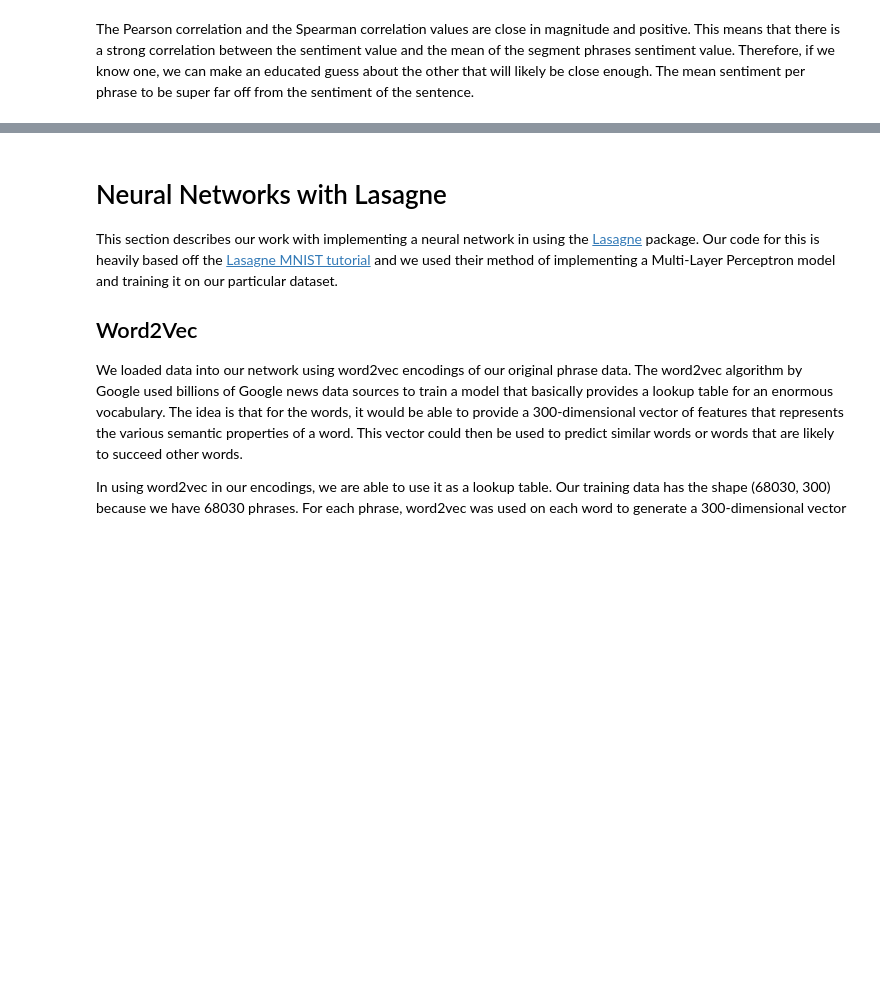
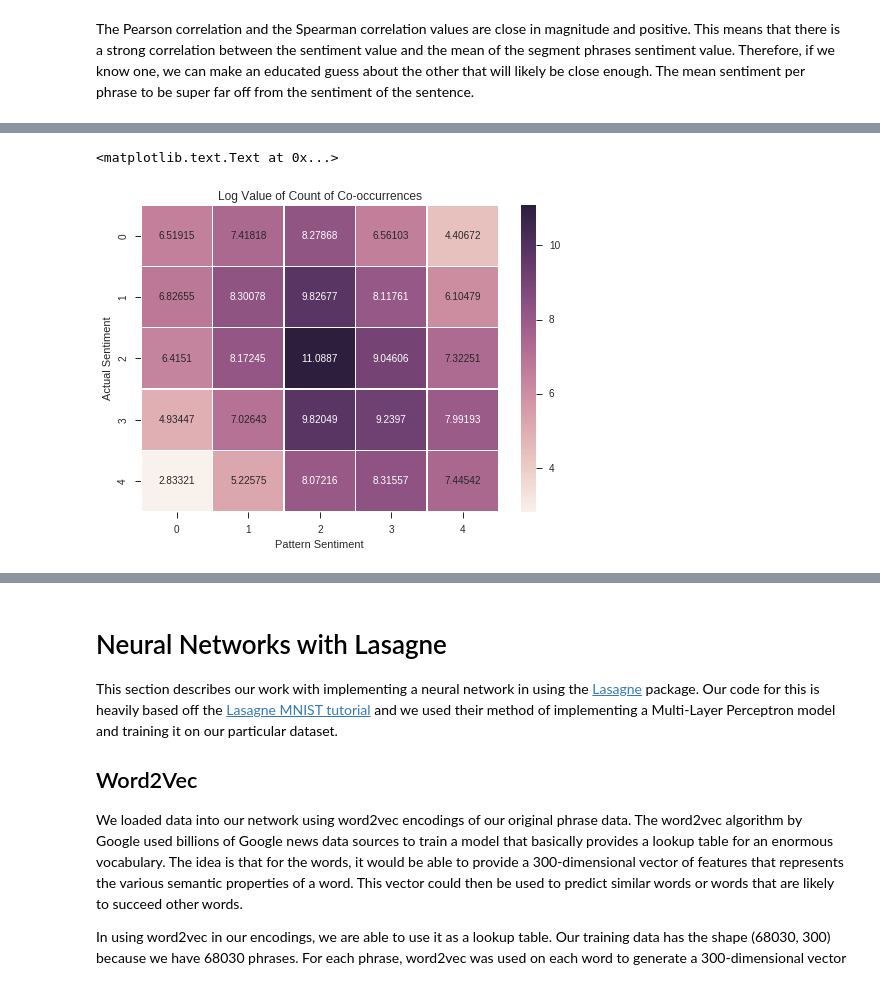
Before and after one commit to paulruvolo/DataScience16CYOA, a Jupyter notebook: FinalStory.ipynb, the cells around one changed output, grey strips where cells are left out. Drawn from its saved outputs; the diff is of its cells as text; code cells hidden in the pictures; blank space fills up the shorter version.

```diff
--- a/FinalStory.ipynb
+++ b/FinalStory.ipynb
@@ -113,0 +190,7 @@ The Pearson correlation and the Spearman correlation values are close in magnitu
+# %%
+sns.heatmap(zvalslog, annot=True, fmt="g", linewidths=.5)
+sns.axlabel("Pattern Sentiment", "Actual Sentiment")
+sns.plt.title("Log Value of Count of Co-occurrences")
+# %% [output]
+<matplotlib.text.Text at 0x...>
+[figure, added]
```
Also changed, not shown: parts of 70 cells of this notebook.
